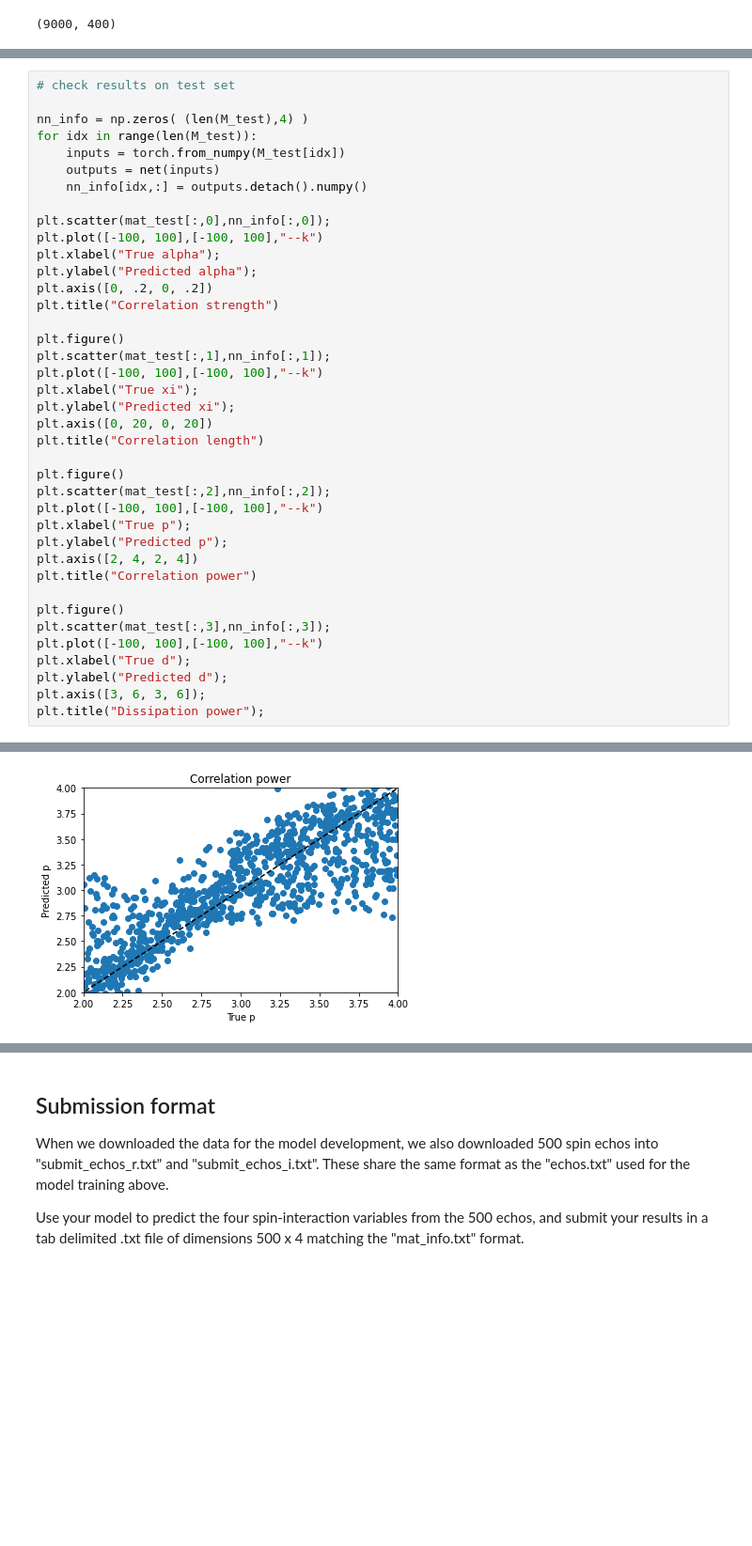
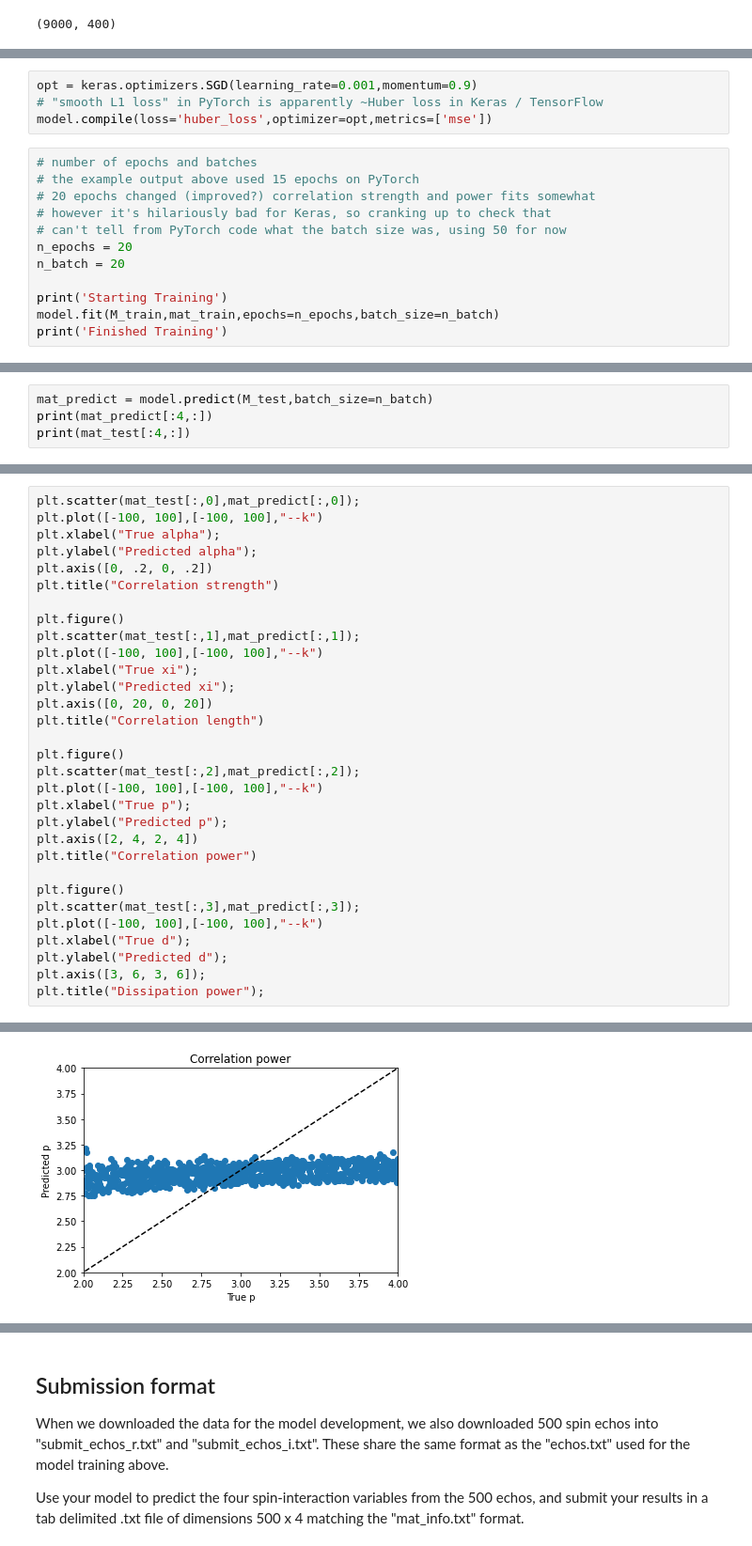
Before and after one commit to PAGiesting/ML4Sci-NMR, a Jupyter notebook: KerasHackathonNMRChallenge.ipynb, the cells around one changed output, grey strips where cells are left out. Shown at 94% size. Cells and saved outputs as stored; diff of their text form; blank space fills up the shorter version.

```diff
--- a/KerasHackathonNMRChallenge.ipynb
+++ b/KerasHackathonNMRChallenge.ipynb
@@ -360,0 +320,16 @@ Finished Training
+# %%
+opt = keras.optimizers.SGD(learning_rate=0.001,momentum=0.9)
+# "smooth L1 loss" in PyTorch is apparently ~Huber loss in Keras / TensorFlow
+model.compile(loss='huber_loss',optimizer=opt,metrics=['mse'])
+# %%
+# number of epochs and batches
+# the example output above used 15 epochs on PyTorch
+# 20 epochs changed (improved?) correlation strength and power fits somewhat
+# however it's hilariously bad for Keras, so cranking up to check that
+# can't tell from PyTorch code what the batch size was, using 50 for now
+n_epochs = 20
+n_batch = 20
+
+print('Starting Training')
+model.fit(M_train,mat_train,epochs=n_epochs,batch_size=n_batch)
+print('Finished Training')
@@ -360,0 +370,4 @@ Finished Training
+# %%
+mat_predict = model.predict(M_test,batch_size=n_batch)
+print(mat_predict[:4,:])
+print(mat_test[:4,:])
@@ -361,13 +398,5 @@ Finished Training
 # %%
-# check results on test set
-
-nn_info = np.zeros( (len(M_test),4) )
-for idx in range(len(M_test)):
-    inputs = torch.from_numpy(M_test[idx])
-    outputs = net(inputs)
-    nn_info[idx,:] = outputs.detach().numpy()
-
-plt.scatter(mat_test[:,0],nn_info[:,0]);
+plt.scatter(mat_test[:,0],mat_predict[:,0]);
 plt.plot([-100, 100],[-100, 100],"--k")
 plt.xlabel("True alpha");
 plt.ylabel("Predicted alpha");
@@ -375,7 +404,7 @@ plt.axis([0, .2, 0, .2])
 plt.title("Correlation strength")
 
 plt.figure()
-plt.scatter(mat_test[:,1],nn_info[:,1]);
+plt.scatter(mat_test[:,1],mat_predict[:,1]);
 plt.plot([-100, 100],[-100, 100],"--k")
 plt.xlabel("True xi");
 plt.ylabel("Predicted xi");
@@ -383,7 +412,7 @@ plt.axis([0, 20, 0, 20])
 plt.title("Correlation length")
 
 plt.figure()
-plt.scatter(mat_test[:,2],nn_info[:,2]);
+plt.scatter(mat_test[:,2],mat_predict[:,2]);
 plt.plot([-100, 100],[-100, 100],"--k")
 plt.xlabel("True p");
 plt.ylabel("Predicted p");
@@ -391,7 +420,7 @@ plt.axis([2, 4, 2, 4])
 plt.title("Correlation power")
 
 plt.figure()
-plt.scatter(mat_test[:,3],nn_info[:,3]);
+plt.scatter(mat_test[:,3],mat_predict[:,3]);
 plt.plot([-100, 100],[-100, 100],"--k")
 plt.xlabel("True d");
 plt.ylabel("Predicted d");
@@ -403 +432 @@ plt.title("Dissipation power");
-[figure, old version]
+[figure, new version]
```
Also changed, not shown: parts of 23 cells of this notebook, 1 other file.
